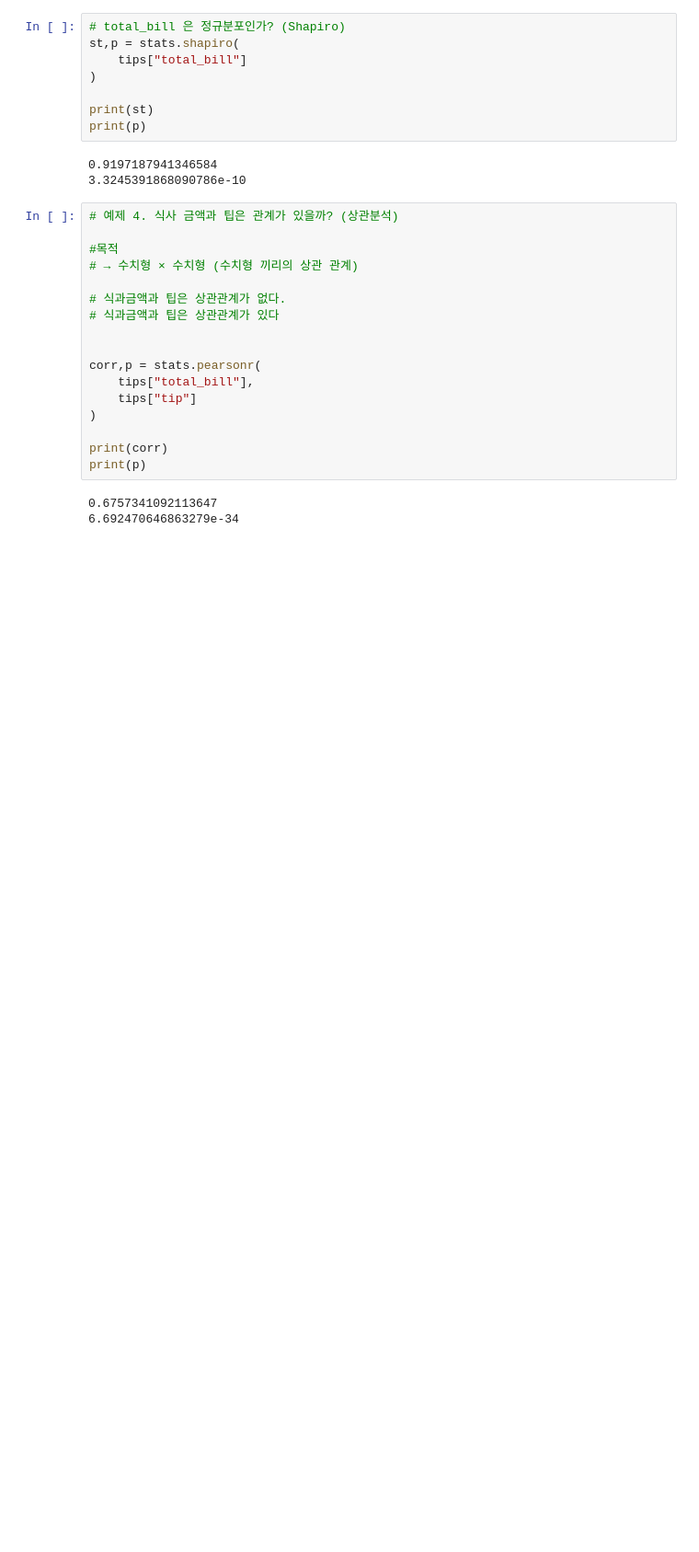
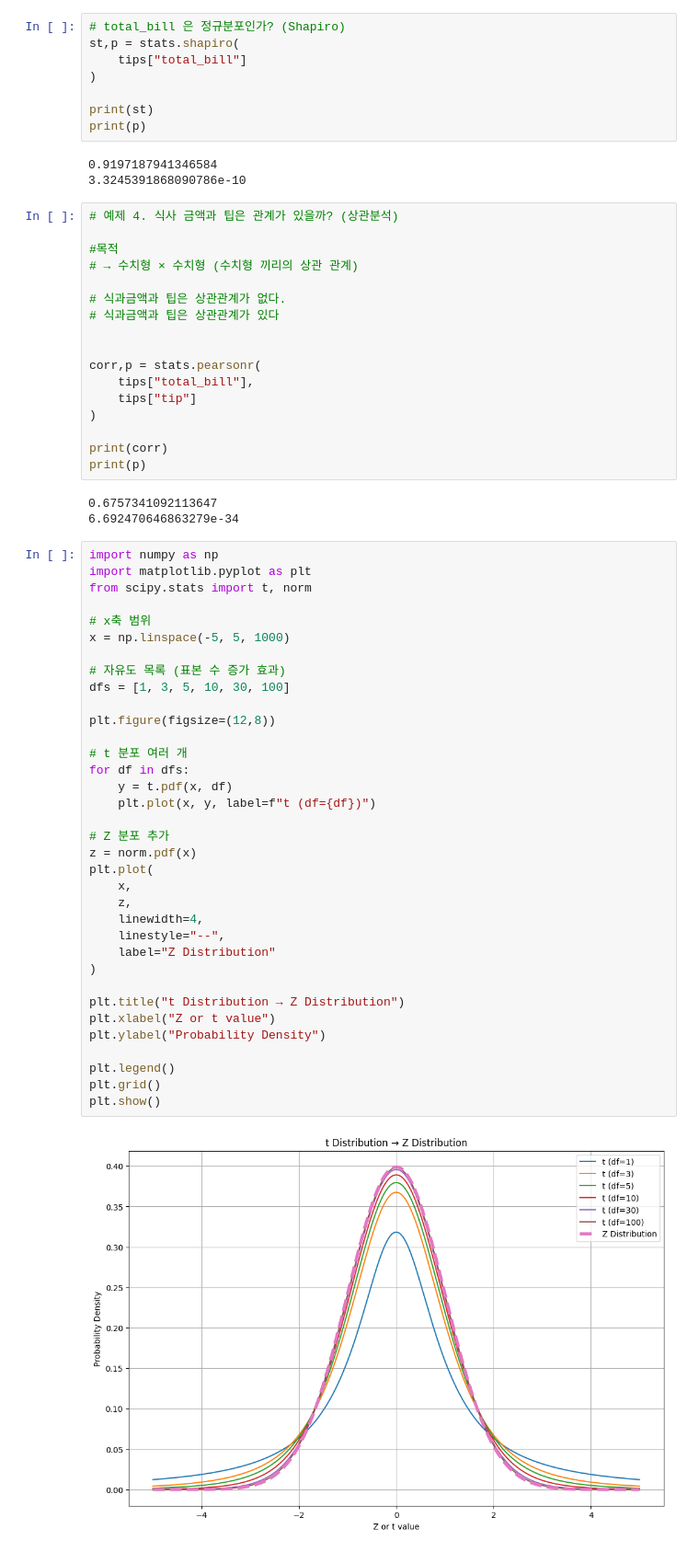
Before and after one commit to nqwrt/Gwangju-AI-Academy, a Jupyter notebook: 데이터시각화/데이터분석-4기-2025-08-07/2025-08-18/01-데이터분석-통계적분석.ipynb, the cells around one changed output. Shown at 92% size. Drawn from its saved outputs; the diff is of its cells as text; blank space fills up the shorter version.

```diff
--- a/데이터시각화/데이터분석-4기-2025-08-07/2025-08-18/01-데이터분석-통계적분석.ipynb
+++ b/데이터시각화/데이터분석-4기-2025-08-07/2025-08-18/01-데이터분석-통계적분석.ipynb
@@ -604,3 +604,40 @@ print(p)
 # %% [output]
 0.6757341092113647
 6.692470646863279e-34
+# %%
+import numpy as np
+import matplotlib.pyplot as plt
+from scipy.stats import t, norm
+
+# x축 범위
+x = np.linspace(-5, 5, 1000)
+
+# 자유도 목록 (표본 수 증가 효과)
+dfs = [1, 3, 5, 10, 30, 100]
+
+plt.figure(figsize=(12,8))
+
+# t 분포 여러 개
+for df in dfs:
+    y = t.pdf(x, df)
+    plt.plot(x, y, label=f"t (df={df})")
+
+# Z 분포 추가
+z = norm.pdf(x)
+plt.plot(
+    x,
+    z,
+    linewidth=4,
+    linestyle="--",
+    label="Z Distribution"
+)
+
+plt.title("t Distribution → Z Distribution")
+plt.xlabel("Z or t value")
+plt.ylabel("Probability Density")
+
+plt.legend()
+plt.grid()
+plt.show()
+# %% [output]
+[figure, added]
```
